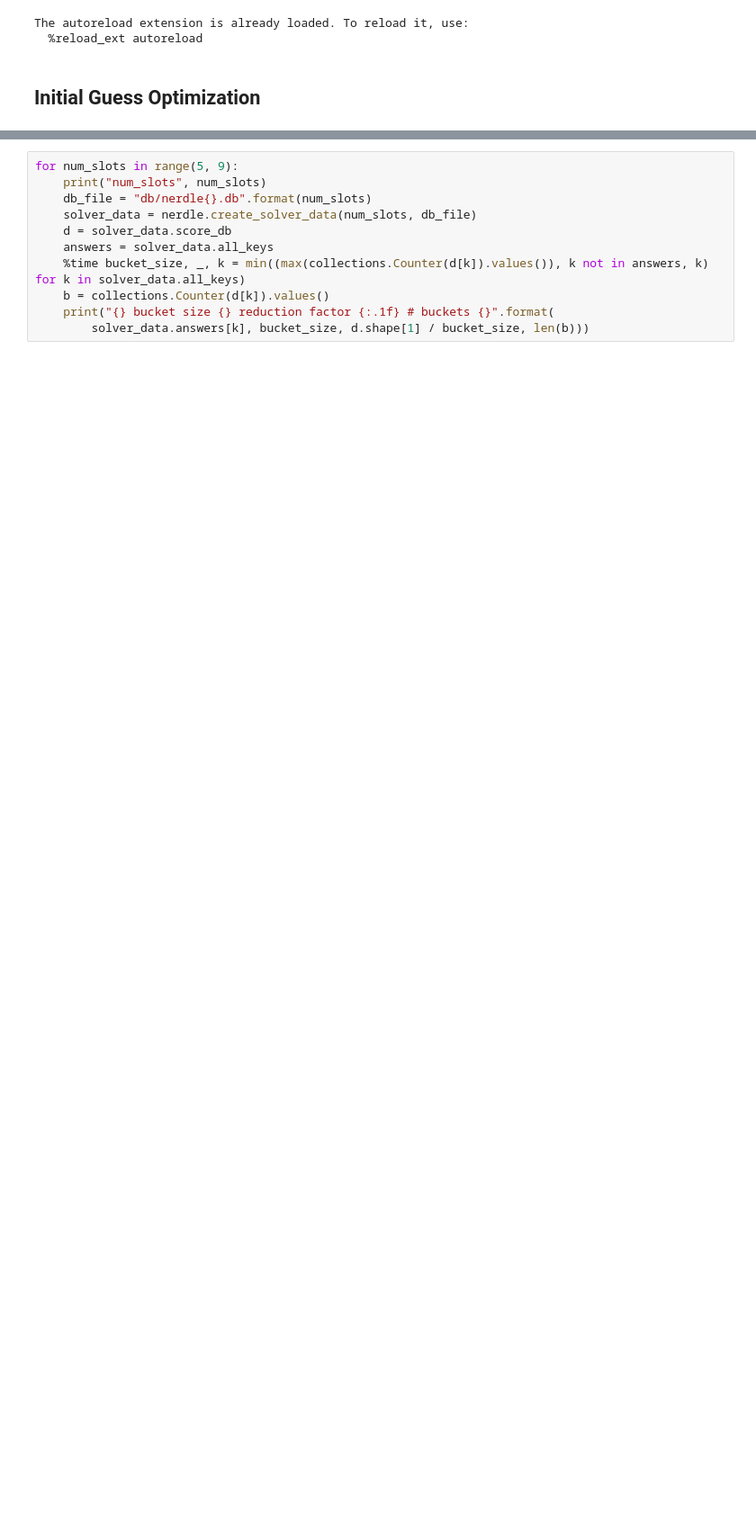
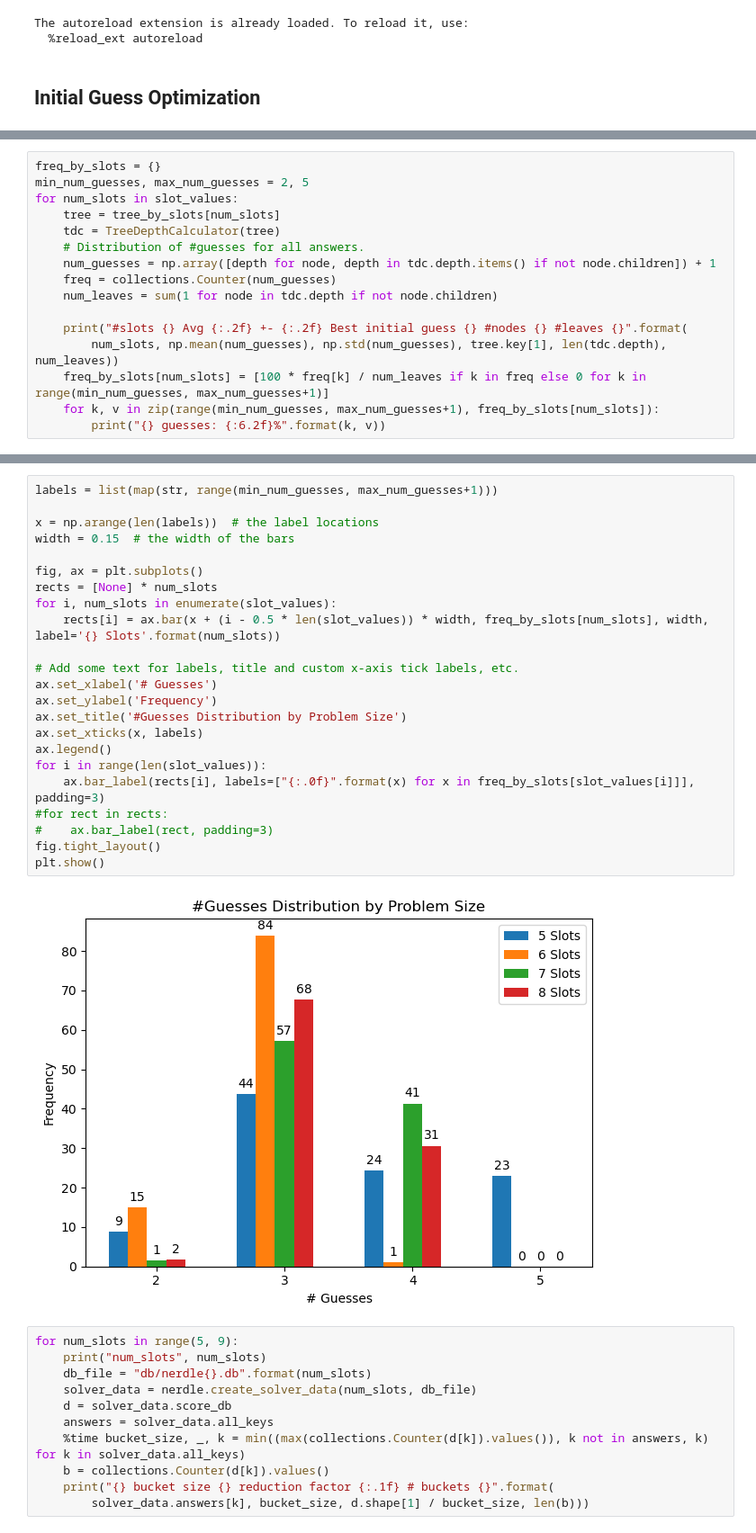
Before and after one commit to orenlivne/nerdle-solver, a Jupyter notebook: game_tree_analysis.ipynb, the cells around one changed output, grey strips where cells are left out. Shown at 90% size. Drawn from its saved outputs; the diff is of its cells as text; blank space fills up the shorter version.

Commit message:
Added grouped bar chart of #guess distribution.

```diff
--- a/game_tree_analysis.ipynb
+++ b/game_tree_analysis.ipynb
@@ -74,0 +62,16 @@ Best initial guess 58-46=12 #nodes 21593 #leaves 17723
+# %%
+freq_by_slots = {}
+min_num_guesses, max_num_guesses = 2, 5
+for num_slots in slot_values:
+    tree = tree_by_slots[num_slots]
+    tdc = TreeDepthCalculator(tree)
+    # Distribution of #guesses for all answers.
+    num_guesses = np.array([depth for node, depth in tdc.depth.items() if not node.children]) + 1
+    freq = collections.Counter(num_guesses)
+    num_leaves = sum(1 for node in tdc.depth if not node.children)
+
+    print("#slots {} Avg {:.2f} +- {:.2f} Best initial guess {} #nodes {} #leaves {}".format(
+        num_slots, np.mean(num_guesses), np.std(num_guesses), tree.key[1], len(tdc.depth), num_leaves))
+    freq_by_slots[num_slots] = [100 * freq[k] / num_leaves if k in freq else 0 for k in range(min_num_guesses, max_num_guesses+1)]
+    for k, v in zip(range(min_num_guesses, max_num_guesses+1), freq_by_slots[num_slots]):
+        print("{} guesses: {:6.2f}%".format(k, v))
@@ -75,3 +99,28 @@ Best initial guess 58-46=12 #nodes 21593 #leaves 17723
+# %%
+labels = list(map(str, range(min_num_guesses, max_num_guesses+1)))
+
+x = np.arange(len(labels))  # the label locations
+width = 0.15  # the width of the bars
+
+fig, ax = plt.subplots()
+rects = [None] * num_slots
+for i, num_slots in enumerate(slot_values):
+    rects[i] = ax.bar(x + (i - 0.5 * len(slot_values)) * width, freq_by_slots[num_slots], width, label='{} Slots'.format(num_slots))
+
+# Add some text for labels, title and custom x-axis tick labels, etc.
+ax.set_xlabel('# Guesses')
+ax.set_ylabel('Frequency')
+ax.set_title('#Guesses Distribution by Problem Size')
+ax.set_xticks(x, labels)
+ax.legend()
+for i in range(len(slot_values)):
+    ax.bar_label(rects[i], labels=["{:.0f}".format(x) for x in freq_by_slots[slot_values[i]]], padding=3)
+#for rect in rects:
+#    ax.bar_label(rect, padding=3)
+fig.tight_layout()
+plt.show()
+# %% [output]
+[figure, added]
 # %%
 for num_slots in range(5, 9):
     print("num_slots", num_slots)
```
Also changed, not shown: parts of 4 cells of this notebook, 1 other file.
